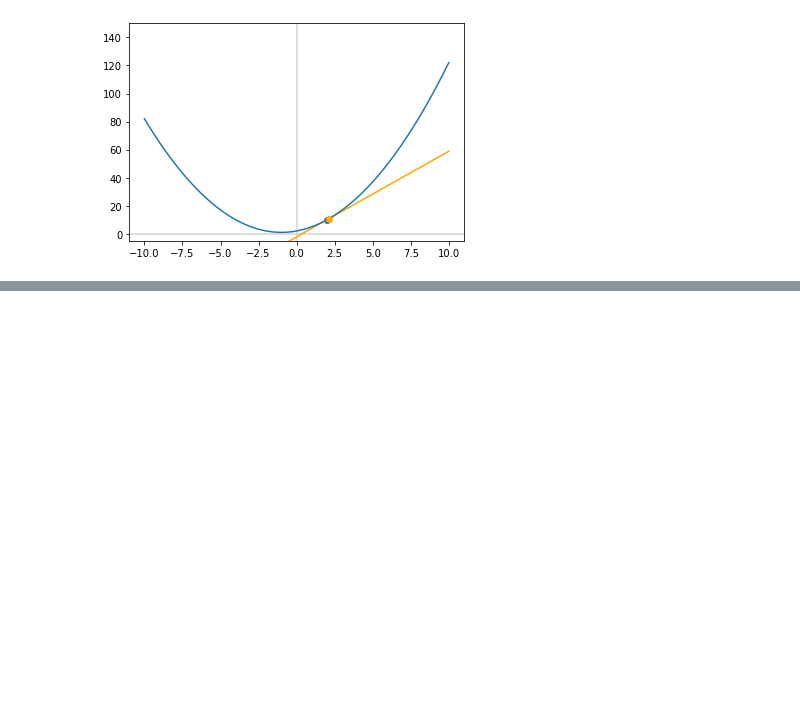
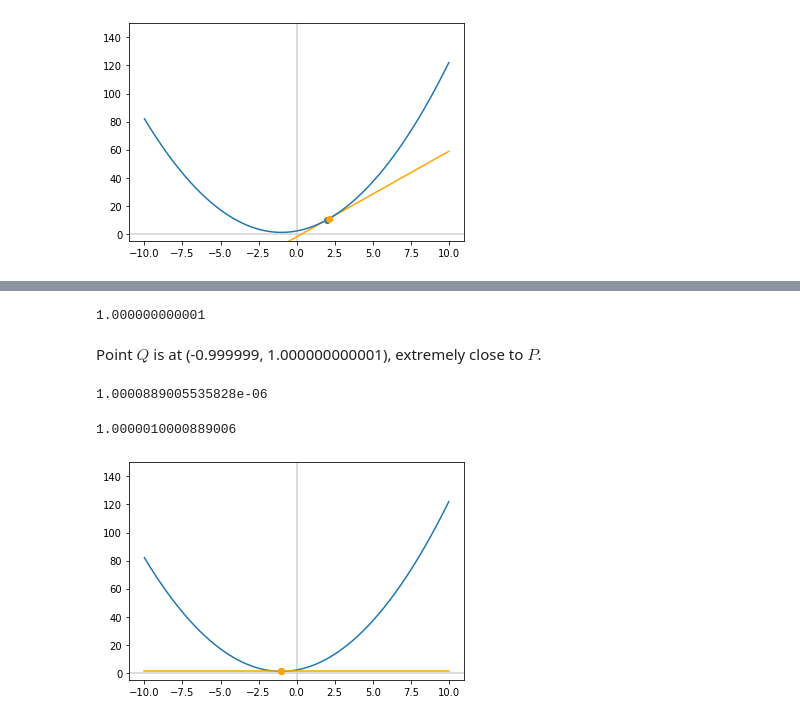
Before and after one commit to darstech/ML-Foundation, a Jupyter notebook: 3_calculas_i.ipynb, the cells around one changed output, grey strips where cells are left out. Cells and saved outputs as stored; diff of their text form; code cells hidden in the pictures; blank space fills up the shorter version.

```diff
--- a/3_calculas_i.ipynb
+++ b/3_calculas_i.ipynb
@@ -377,0 +434,31 @@ _ = ax.plot(x, y)
+# %%
+y2 = f(x1 + delta_x)
+y2
+# %% [output]
+1.000000000001
+# %% [markdown]
+Point $Q$ is at (-0.999999, 1.000000000001), extremely close to $P$.
+# %%
+m = (y2 - y1)/(x2 - x1)
+m
+# %% [output]
+1.0000889005535828e-06
+# %%
+# Let's plot
+b = y2 - m*x2
+b
+# %% [output]
+1.0000010000889006
+# %%
+line_y = m*x + b
+# %%
+fix, ax = plt.subplots()
+plt.axvline(x = 0, color='lightgray')
+plt.axhline(y=0, color='lightgray')
+plt.scatter(x1, y1)
+plt.scatter(x2, y2, c='orange', zorder=3)
+plt.ylim(-5, 150)
+plt.plot(x, line_y , c='orange', zorder=3)
+_ = ax.plot(x, y)
+# %% [output]
+[figure, added]
```
Also changed, not shown: parts of 25 cells of this notebook.
